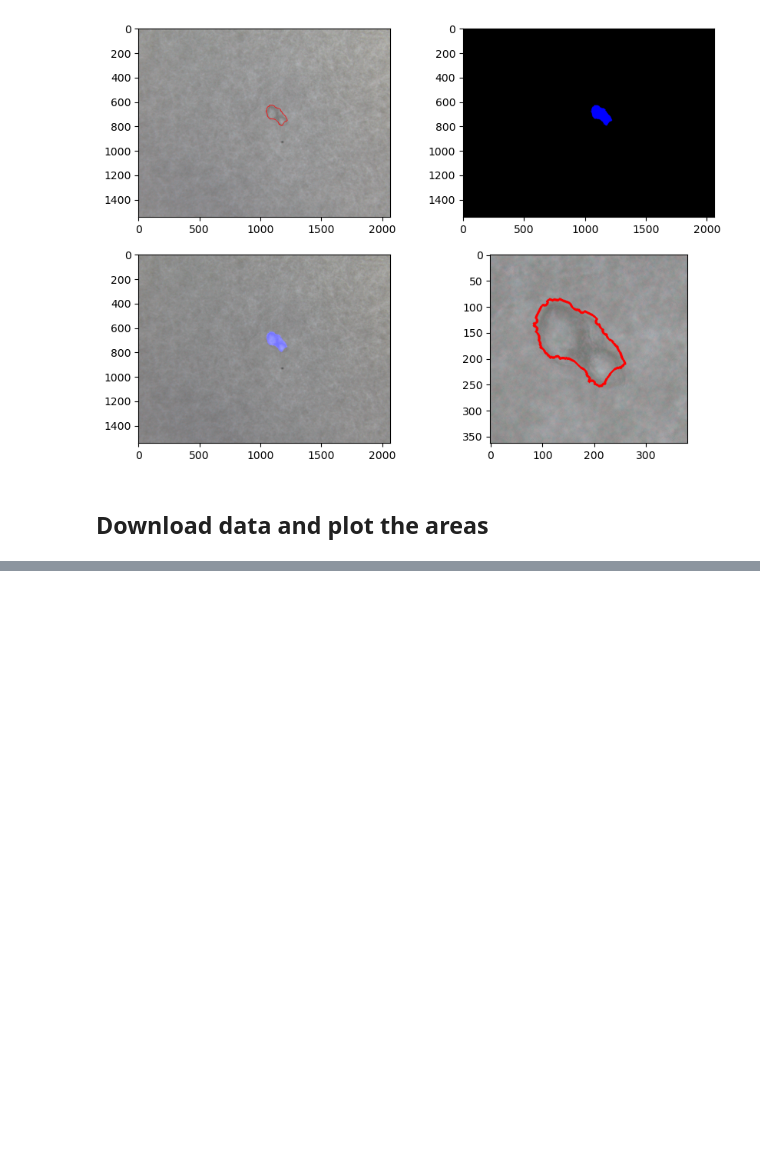
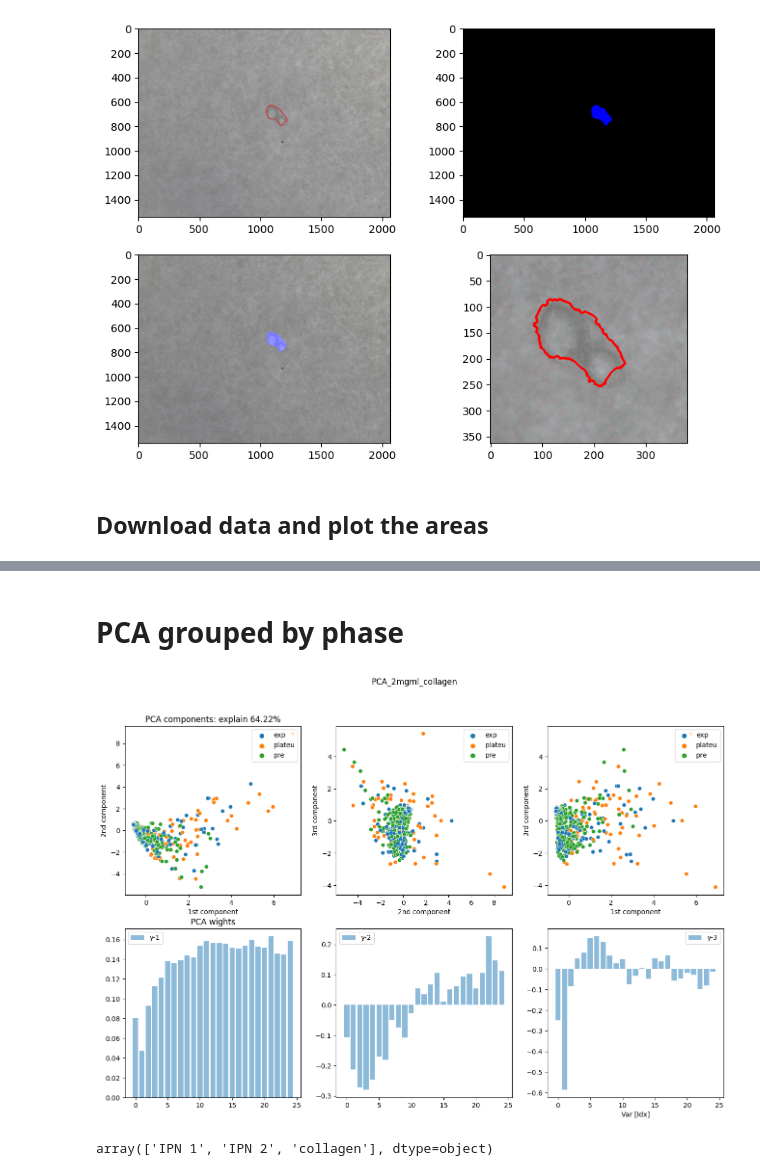
Before and after one commit to ArttuD/InstruProject, a Jupyter notebook: incubationSeries/cleanSegment.ipynb, the cells around one changed output, grey strips where cells are left out. Cells and saved outputs as stored; diff of their text form; code cells hidden in the pictures; blank space fills up the shorter version.

```diff
--- a/incubationSeries/cleanSegment.ipynb
+++ b/incubationSeries/cleanSegment.ipynb
@@ -382,0 +516,10 @@ len(dict_all["sample_type"])
+# %% [markdown]
+# PCA grouped by phase
+# %%
+pca, df_pca, comps = PCA_and_viz(df_all, dict_all, "R", "range") #label #time
+# %% [output]
+[figure, added]
+# %%
+df_pca["sample_type"].unique()
+# %% [output]
+array(['IPN 1', 'IPN 2', 'collagen'], dtype=object)
```
Also changed, not shown: parts of 19 cells of this notebook, 1 other file.
